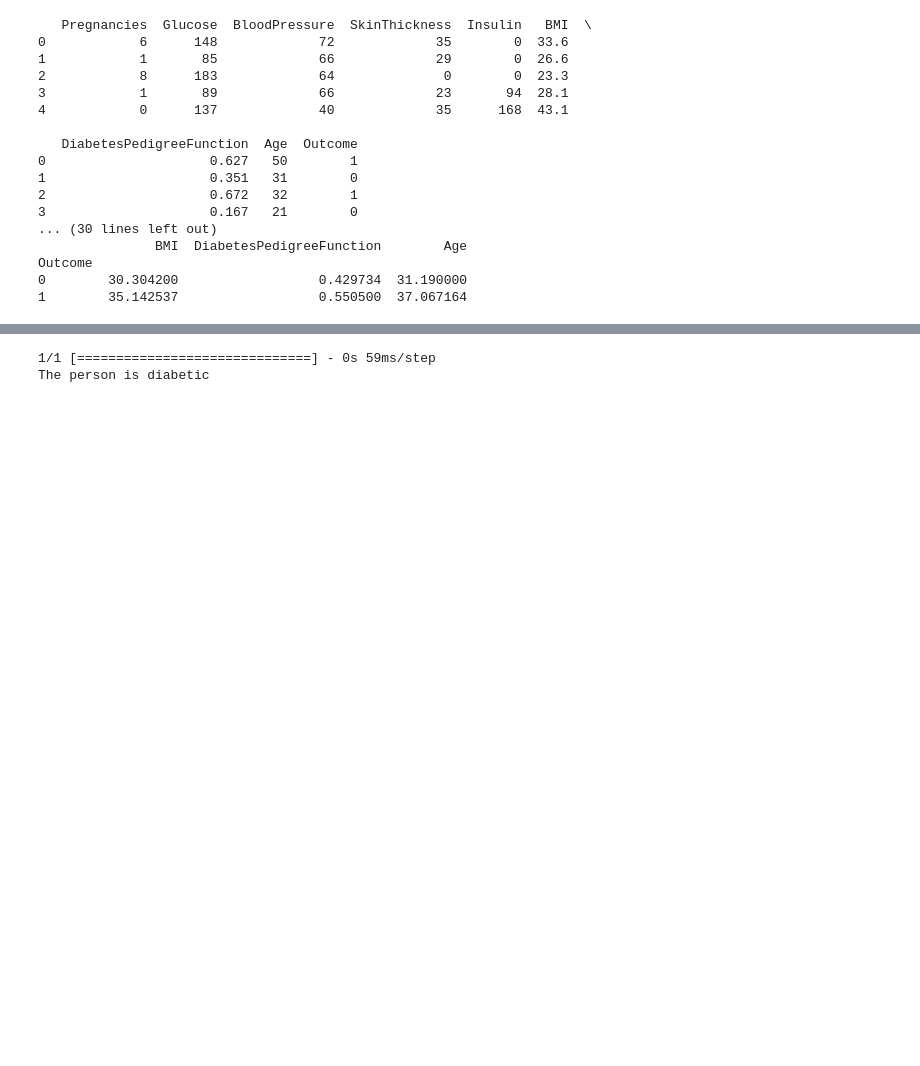
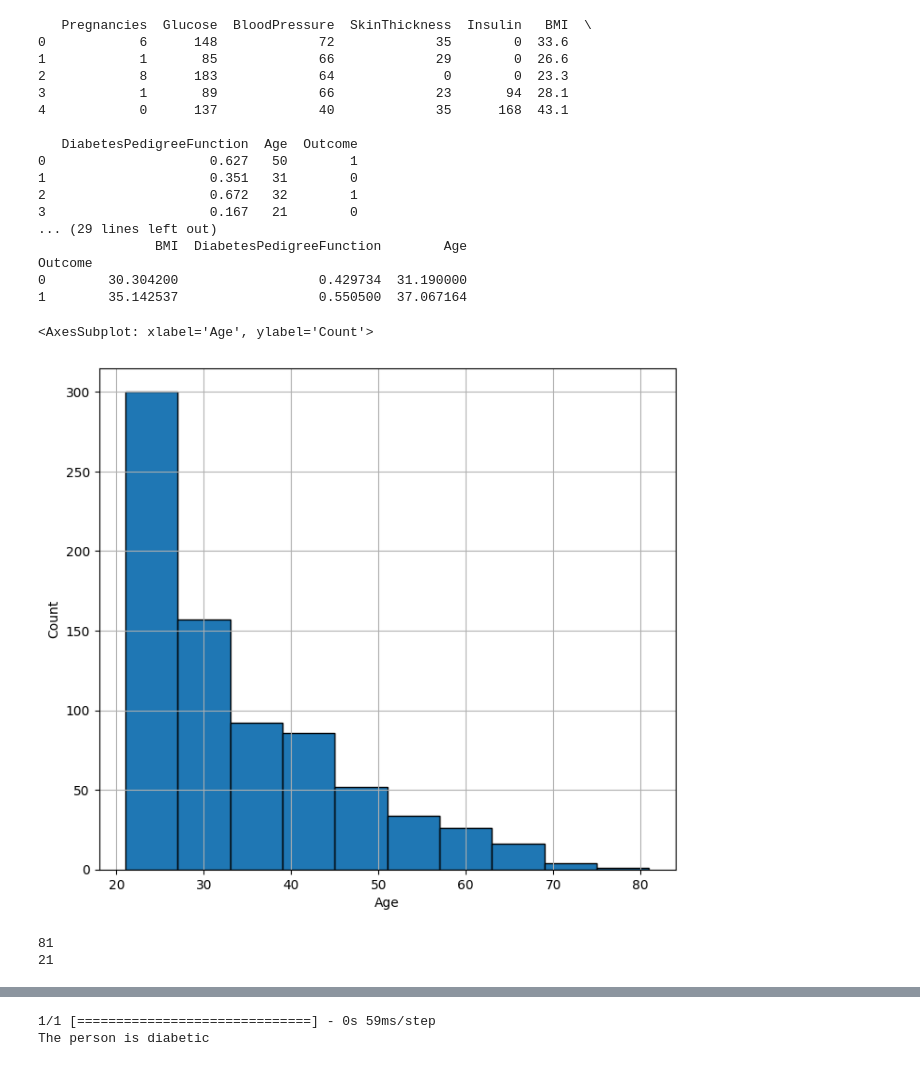
Before and after one commit to yuki0702p/disease_prediction, a Jupyter notebook: Extra_3models/Diebetics_using_dnn.ipynb, the cells around one changed output, grey strips where cells are left out. Cells and saved outputs as stored; diff of their text form; code cells hidden in the pictures; blank space fills up the shorter version.

```diff
--- a/Extra_3models/Diebetics_using_dnn.ipynb
+++ b/Extra_3models/Diebetics_using_dnn.ipynb
@@ -7,7 +7,7 @@ from sklearn.preprocessing import StandardScaler
 from sklearn.metrics import accuracy_score
 # %%
 # Load the diabetes dataset to a pandas DataFrame
-diabetes_dataset = pd.read_csv('diabetes.csv')
+diabetes_dataset = pd.read_csv('C:/Users/Yukta/Desktop/desktop files/self_study/github/machine_learning_disease/Project2/Datasets/diabetes.csv')
 
 # Print the first 5 rows of the dataset
 print(diabetes_dataset.head())
@@ -36,8 +36,23 @@ print(diabetes_dataset.groupby('Outcome').mean())
 1                     0.351   31        0
 2                     0.672   32        1
 3                     0.167   21        0
-... (30 lines left out)
+... (29 lines left out)
                BMI  DiabetesPedigreeFunction        Age
 Outcome
 0        30.304200                  0.429734  31.190000
 1        35.142537                  0.550500  37.067164
+# %%
+import matplotlib.pyplot as plt
+plt.figure(figsize=(8,7))
+plt.xlabel('Age', fontsize=10)
+plt.ylabel('Count', fontsize=10)
+diabetes_dataset['Age'].hist(edgecolor="black")
+# %% [output]
+<AxesSubplot: xlabel='Age', ylabel='Count'>
+[figure, added]
+# %%
+print(diabetes_dataset['Age'].max())
+print(diabetes_dataset['Age'].min())
+# %% [output]
+81
+21
```
Also changed, not shown: parts of 18 cells of this notebook, 7 other files.
